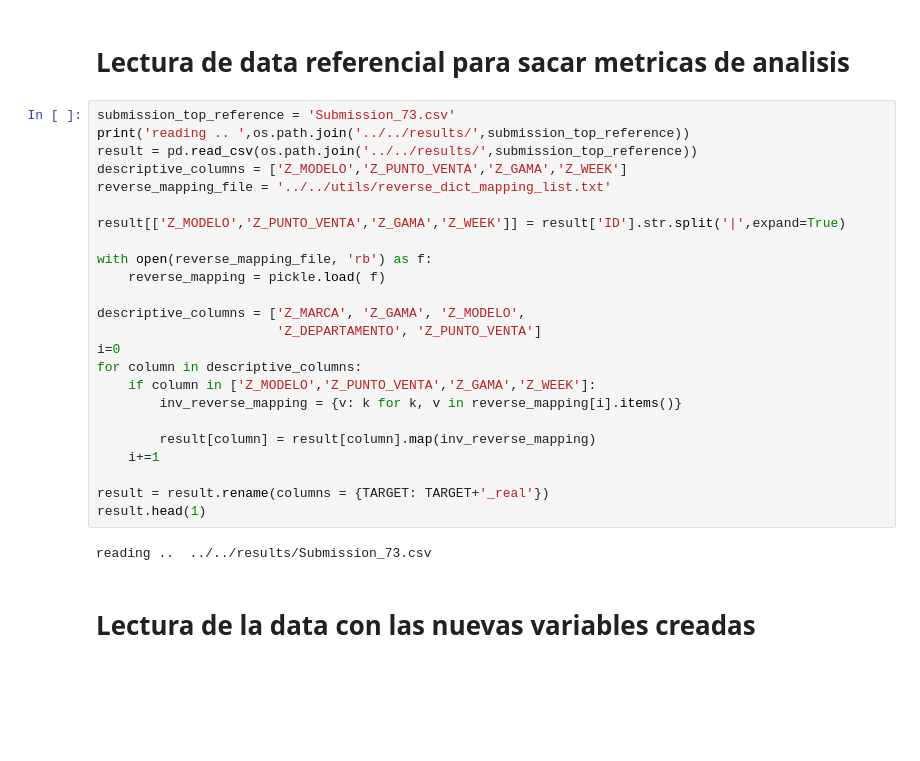
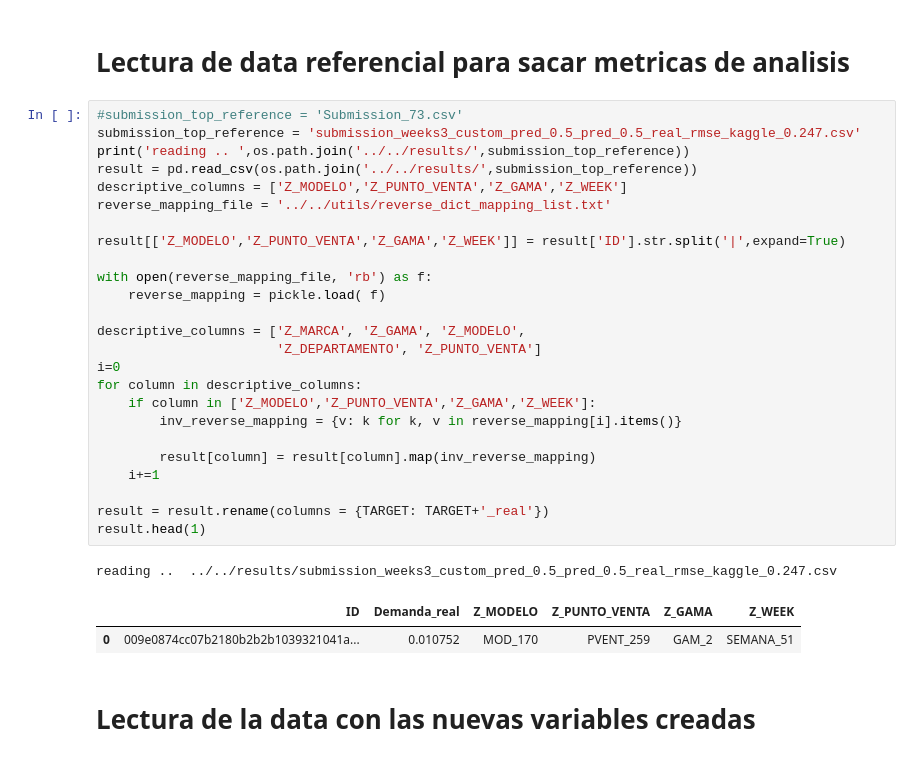
Before and after one commit to renatocastro33/DATATHON-ENTEL-2022---Reto2, a Jupyter notebook: notebooks/Forecasting_por_semanas/5.Entrenamiento_modelo1.ipynb, the cells around one changed output. Drawn from its saved outputs; the diff is of its cells as text; blank space fills up the shorter version.

```diff
--- a/notebooks/Forecasting_por_semanas/5.Entrenamiento_modelo1.ipynb
+++ b/notebooks/Forecasting_por_semanas/5.Entrenamiento_modelo1.ipynb
@@ -41,31 +41,34 @@ The autoreload extension is already loaded. To reload it, use:
 # %% [markdown]
 # Lectura de data referencial para sacar metricas de analisis
 # %%
-submission_top_reference = 'Submission_73.csv'
+#submission_top_reference = 'Submission_73.csv'
+submission_top_reference = 'submission_weeks3_custom_pred_0.5_pred_0.5_real_rmse_kaggle_0.247.csv'
 print('reading .. ',os.path.join('../../results/',submission_top_reference))
 result = pd.read_csv(os.path.join('../../results/',submission_top_reference))
 descriptive_columns = ['Z_MODELO','Z_PUNTO_VENTA','Z_GAMA','Z_WEEK']
 reverse_mapping_file = '../../utils/reverse_dict_mapping_list.txt'
 
 result[['Z_MODELO','Z_PUNTO_VENTA','Z_GAMA','Z_WEEK']] = result['ID'].str.split('|',expand=True)
 
 with open(reverse_mapping_file, 'rb') as f:
     reverse_mapping = pickle.load( f)
 
 descriptive_columns = ['Z_MARCA', 'Z_GAMA', 'Z_MODELO',
                        'Z_DEPARTAMENTO', 'Z_PUNTO_VENTA']
 i=0
 for column in descriptive_columns:
     if column in ['Z_MODELO','Z_PUNTO_VENTA','Z_GAMA','Z_WEEK']:
         inv_reverse_mapping = {v: k for k, v in reverse_mapping[i].items()}
 
         result[column] = result[column].map(inv_reverse_mapping)
     i+=1
 
 result = result.rename(columns = {TARGET: TARGET+'_real'})
 result.head(1)
 # %% [output]
-reading ..  ../../results/Submission_73.csv
+reading ..  ../../results/submission_weeks3_custom_pred_0.5_pred_0.5_real_rmse_kaggle_0.247.csv
+|  | ID | Demanda_real | Z_MODELO | Z_PUNTO_VENTA | Z_GAMA | Z_WEEK |
+| 0 | 009e0874cc07b2180b2b2b1039321041a... | 0.010752 | MOD_170 | PVENT_259 | GAM_2 | SEMANA_51 |
 # %% [markdown]
 # Lectura de la data con las nuevas variables creadas
 # %%
```
Also changed, not shown: parts of 8 cells of this notebook, 5 other files.
